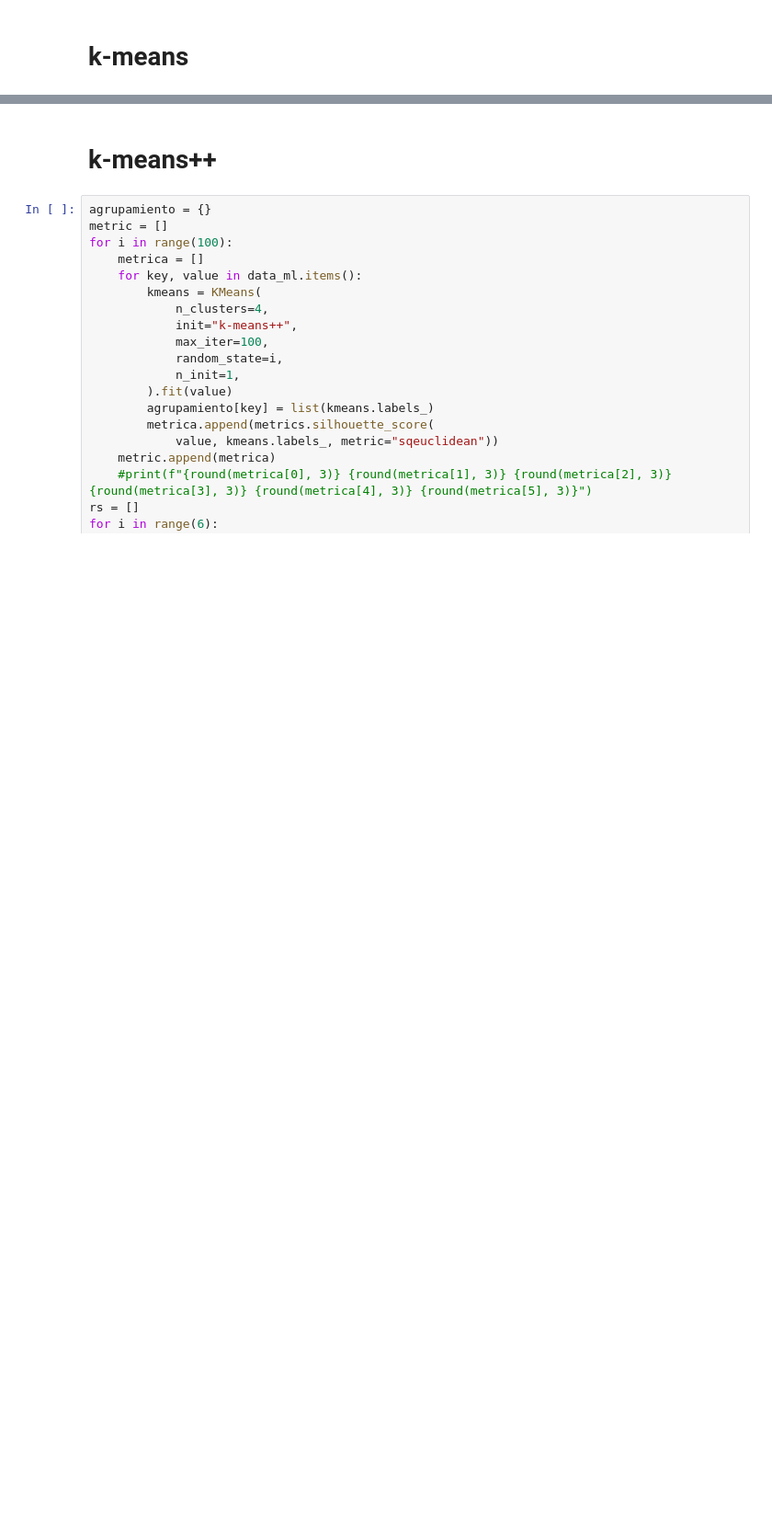
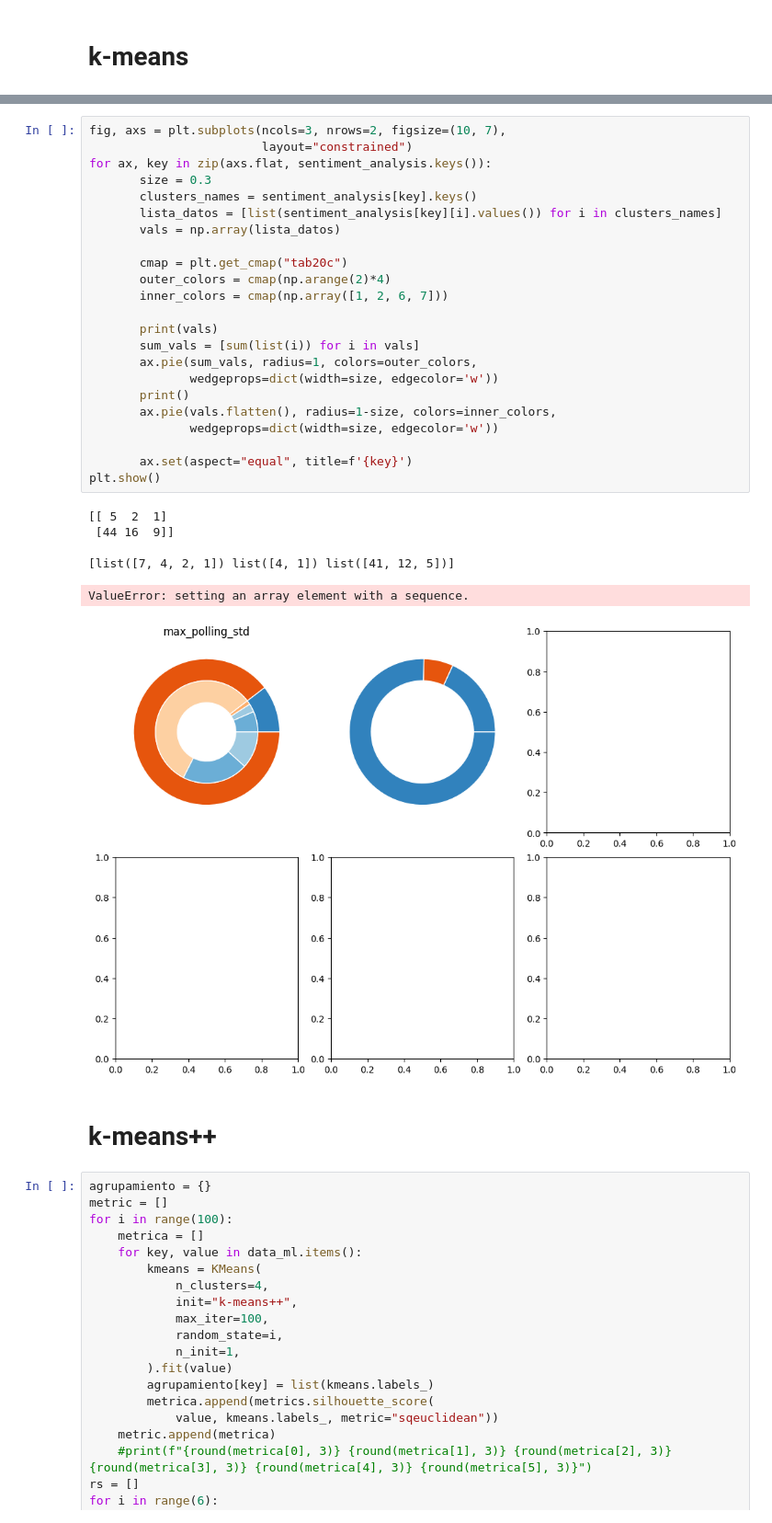
Before and after one commit to jpnahuelpan/TT-Pregrado, a Jupyter notebook: notebooks/1.2-jpn-agrupamiento.ipynb, the cells around one changed output, grey strips where cells are left out. Shown at 92% size. Cells and saved outputs as stored; diff of their text form; blank space fills up the shorter version.

```diff
--- a/notebooks/1.2-jpn-agrupamiento.ipynb
+++ b/notebooks/1.2-jpn-agrupamiento.ipynb
@@ -132,3 +289,33 @@ rs rsScore cluster 1 cluster 2 cluster 3 cluster 4
+# %%
+fig, axs = plt.subplots(ncols=3, nrows=2, figsize=(10, 7),
+                        layout="constrained")
+for ax, key in zip(axs.flat, sentiment_analysis.keys()):
+       size = 0.3
+       clusters_names = sentiment_analysis[key].keys()
+       lista_datos = [list(sentiment_analysis[key][i].values()) for i in clusters_names]
+       vals = np.array(lista_datos)
+
+       cmap = plt.get_cmap("tab20c")
+       outer_colors = cmap(np.arange(2)*4)
+       inner_colors = cmap(np.array([1, 2, 6, 7]))
+
+       print(vals)
+       sum_vals = [sum(list(i)) for i in vals]
+       ax.pie(sum_vals, radius=1, colors=outer_colors,
+              wedgeprops=dict(width=size, edgecolor='w'))
+       print()
+       ax.pie(vals.flatten(), radius=1-size, colors=inner_colors,
+              wedgeprops=dict(width=size, edgecolor='w'))
+
+       ax.set(aspect="equal", title=f'{key}')
+plt.show()
+# %% [output]
+[[ 5  2  1]
+ [44 16  9]]
+
+[list([7, 4, 2, 1]) list([4, 1]) list([41, 12, 5])]
+ValueError: setting an array element with a sequence.
+[figure, added]
 # %% [markdown]
 # k-means++
 # %%
```
Also changed, not shown: parts of 17 cells of this notebook, 4 other files.
